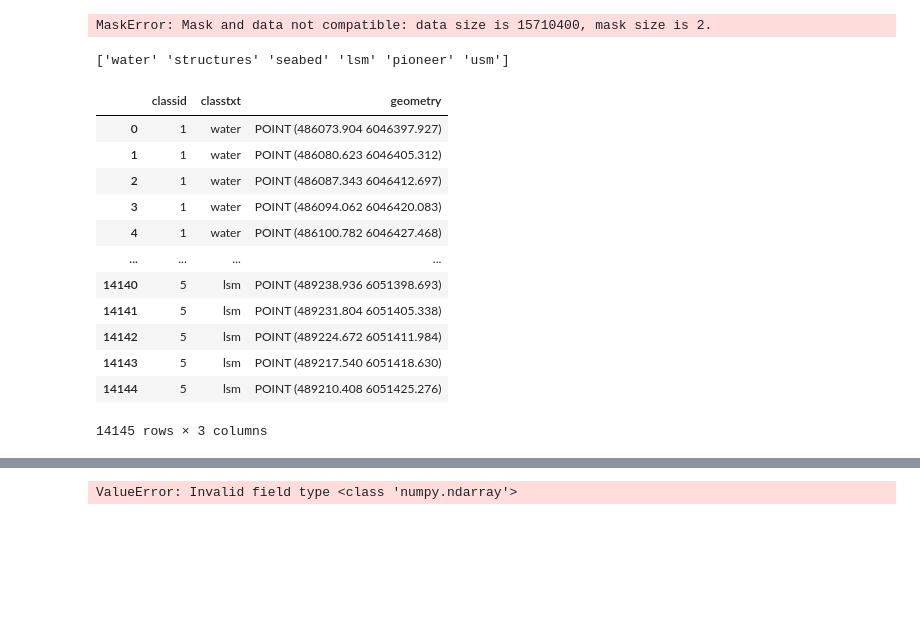
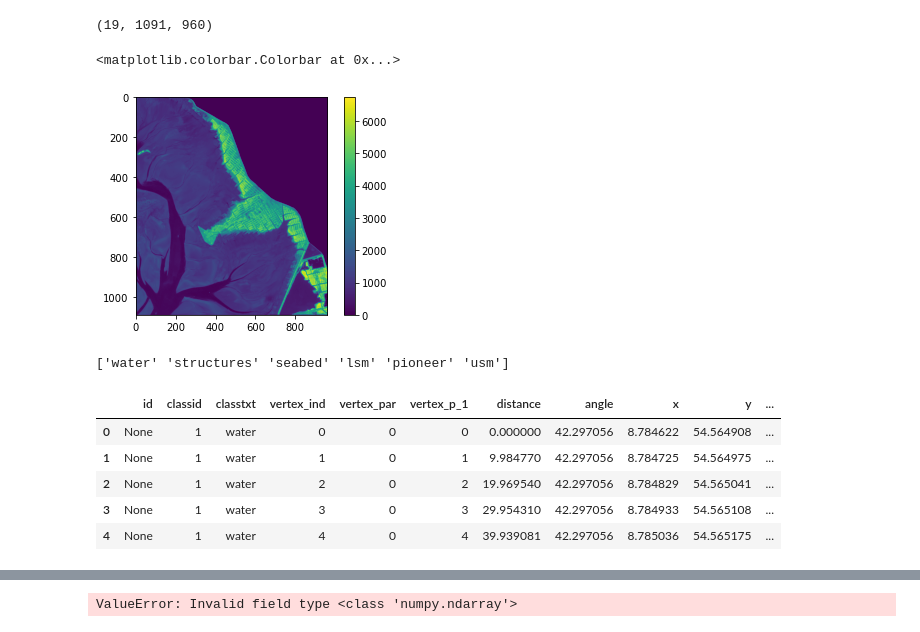
Before and after one commit to nansencenter/salt_marshes_de, a Jupyter notebook: combi.ipynb, the cells around one changed output, grey strips where cells are left out. Saved outputs shown, nothing was run; the diff lists cells and outputs as text; code cells hidden in the pictures; blank space fills up the shorter version.

```diff
--- a/combi.ipynb
+++ b/combi.ipynb
@@ -72,0 +87,7 @@ bands_stack.shape
+# %%
+bands_stack = np.array(all_bands)
+
+# Check the shape of the array, should have 15 layers - 6 optical bands, 7 indices and 2 SAR-bands
+bands_stack.shape
+# %% [output]
+(19, 1091, 960)
@@ -73,4 +122,6 @@ bands_stack.shape
 # %%
-# Mask the array/ rasterbandstack
-aoi_path = '/container_dir1/subsets/aoi.shp'
-mask = gpd.read_file(aoi_path)
+# Check if masking worked
+plt.imshow(out_image[3]);plt.colorbar()
+# %% [output]
+<matplotlib.colorbar.Colorbar at 0x...>
+[figure, added]
@@ -79,31 +128,16 @@ mask_arr = np.array(mask)
-# %%
-landmask = np.ma.masked_array(bands_stack, mask_arr)
-# %% [output]
-MaskError: Mask and data not compatible: data size is 15710400, mask size is 2.
 # %%
-#Extract the pixel values of VIs & Bands at training points
+#Extract the pixel values of VIs & Bands at training points:
+# Import shapefile table with labels
 src_t_points = '/container_dir1/subsets/t_points_new2.shp'
 points = gpd.read_file(src_t_points)
 class_names = points['classtxt'].unique()
 print(class_names)
-# create new working gdf with only the interesting columns and without the qgis stuff in original table
-# points2 = points[['classid', 'classtxt', 'geometry', 'x', 'y']].copy()
-points2 = points[['classid', 'classtxt', 'geometry']].copy()
-# Rename x and y to lon and lat
-# points2.rename(columns={'x':'lon', 'y':'lat'}, inplace=True)
-points2
+points.head()
 # %% [output]
 ['water' 'structures' 'seabed' 'lsm' 'pioneer' 'usm']
-|  | classid | classtxt | geometry |
-| 0 | 1 | water | POINT (486073.904 6046397.927) |
-| 1 | 1 | water | POINT (486080.623 6046405.312) |
-| 2 | 1 | water | POINT (486087.343 6046412.697) |
-| 3 | 1 | water | POINT (486094.062 6046420.083) |
-| 4 | 1 | water | POINT (486100.782 6046427.468) |
-| ... | ... | ... | ... |
-| 14140 | 5 | lsm | POINT (489238.936 6051398.693) |
-| 14141 | 5 | lsm | POINT (489231.804 6051405.338) |
-| 14142 | 5 | lsm | POINT (489224.672 6051411.984) |
-| 14143 | 5 | lsm | POINT (489217.540 6051418.630) |
-| 14144 | 5 | lsm | POINT (489210.408 6051425.276) |
+|  | id | classid | classtxt | vertex_ind | vertex_par | vertex_p_1 | distance | angle | x | y | ... |
+| 0 | None | 1 | water | 0 | 0 | 0 | 0.000000 | 42.297056 | 8.784622 | 54.564908 | ... |
+| 1 | None | 1 | water | 1 | 0 | 1 | 9.984770 | 42.297056 | 8.784725 | 54.564975 | ... |
+| 2 | None | 1 | water | 2 | 0 | 2 | 19.969540 | 42.297056 | 8.784829 | 54.565041 | ... |
+| 3 | None | 1 | water | 3 | 0 | 3 | 29.954310 | 42.297056 | 8.784933 | 54.565108 | ... |
+| 4 | None | 1 | water | 4 | 0 | 4 | 39.939081 | 42.297056 | 8.785036 | 54.565175 | ... |
-14145 rows × 3 columns
```
Also changed, not shown: parts of 38 cells of this notebook, 3 other files.
